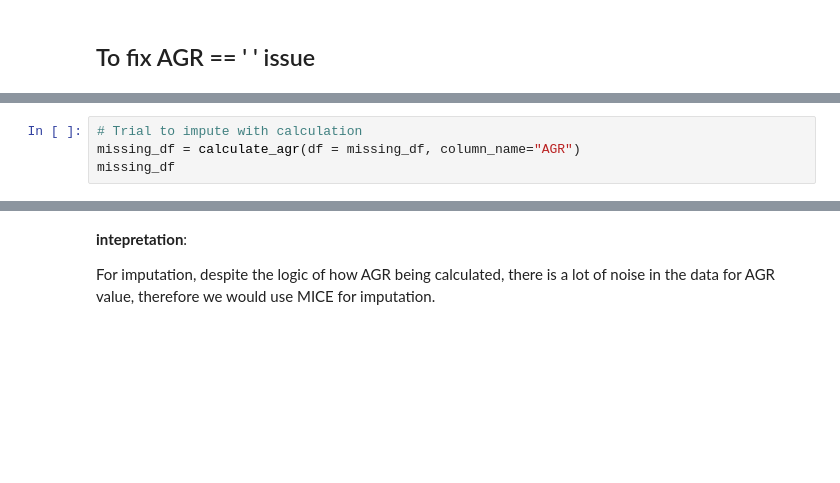
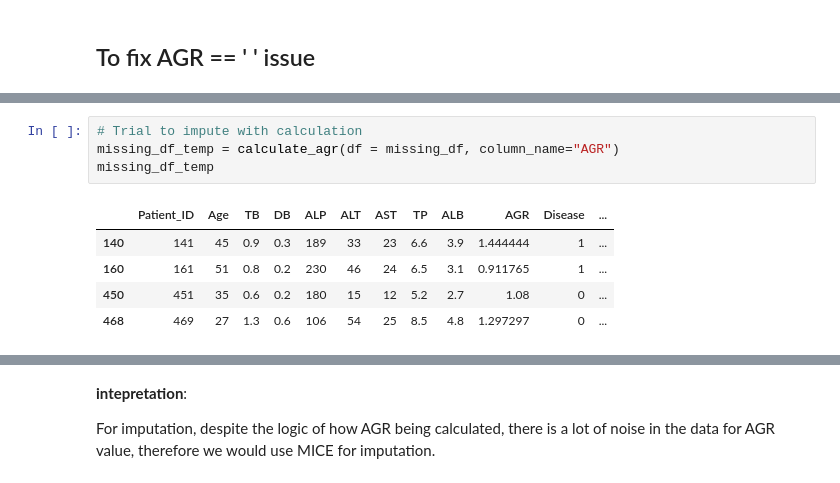
Before and after one commit to WH0102/7046_mphd, a Jupyter notebook: 22110451_assignment_4/assignment_4.ipynb, the cells around one changed output, grey strips where cells are left out. Saved outputs shown, nothing was run; the diff lists cells and outputs as text; blank space fills up the shorter version.

```diff
--- a/22110451_assignment_4/assignment_4.ipynb
+++ b/22110451_assignment_4/assignment_4.ipynb
@@ -185,4 +169,10 @@ temp_df.query("agr_similarity == False")
 # %%
 # Trial to impute with calculation
-missing_df = calculate_agr(df = missing_df, column_name="AGR")
-missing_df
+missing_df_temp = calculate_agr(df = missing_df, column_name="AGR")
+missing_df_temp
+# %% [output]
+|  | Patient_ID | Age | TB | DB | ALP | ALT | AST | TP | ALB | AGR | Disease | ... |
+| 140 | 141 | 45 | 0.9 | 0.3 | 189 | 33 | 23 | 6.6 | 3.9 | 1.444444 | 1 | ... |
+| 160 | 161 | 51 | 0.8 | 0.2 | 230 | 46 | 24 | 6.5 | 3.1 | 0.911765 | 1 | ... |
+| 450 | 451 | 35 | 0.6 | 0.2 | 180 | 15 | 12 | 5.2 | 2.7 | 1.08 | 0 | ... |
+| 468 | 469 | 27 | 1.3 | 0.6 | 106 | 54 | 25 | 8.5 | 4.8 | 1.297297 | 0 | ... |
```
Also changed, not shown: parts of 29 cells of this notebook, 9 other files.
